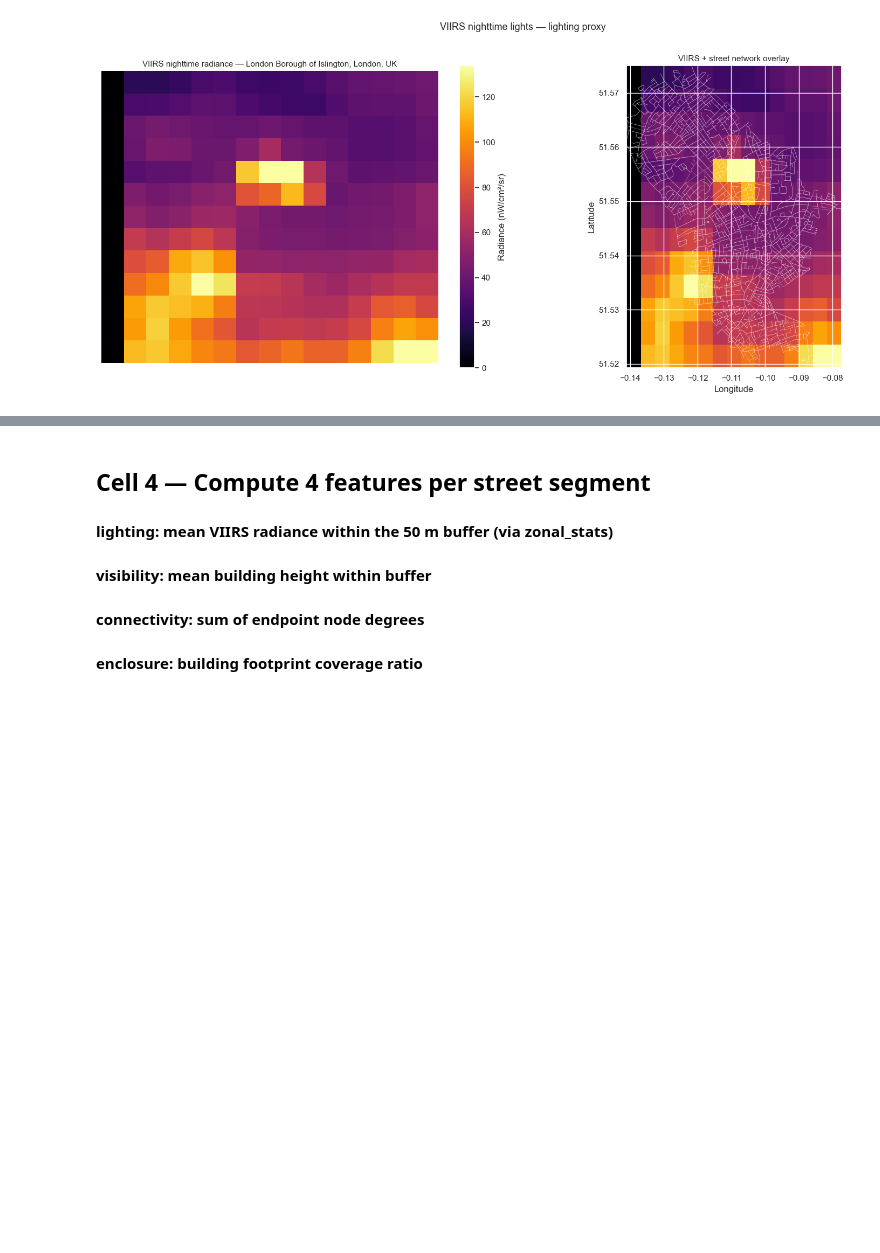
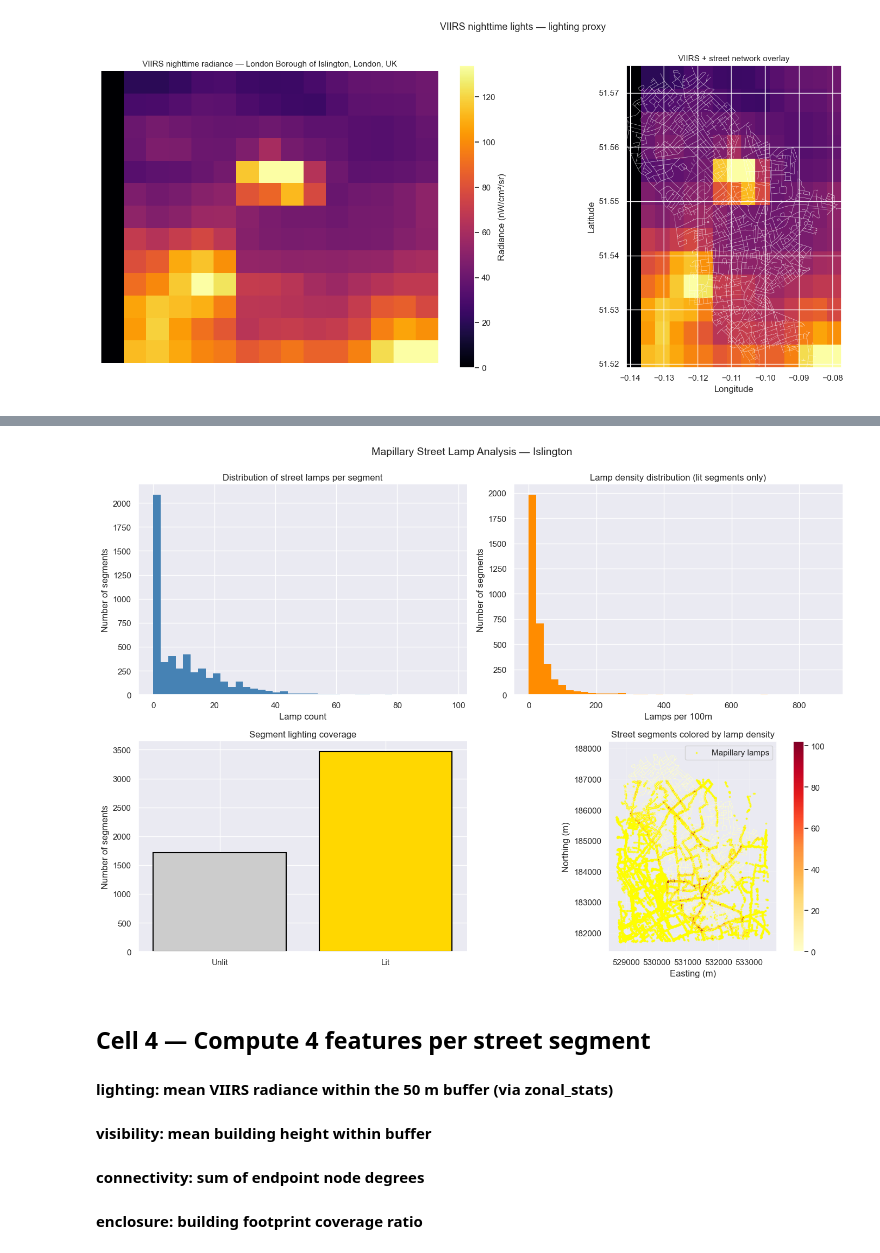
Before and after one commit to lakzhmy/DataEncoding_G02_Urban-Safety, a Jupyter notebook: 02_London_ClassificationML.ipynb, the cells around one changed output, grey strips where cells are left out. Cells and saved outputs as stored; diff of their text form; code cells hidden in the pictures; blank space fills up the shorter version.

```diff
--- a/London_ClassificationML.ipynb
+++ b/02_London_ClassificationML.ipynb
@@ -235,0 +228,15 @@ Median radiance      : 46.691
+# %%
+# Load Mapillary street lamps CSV
+MAPILLARY_CSV = r'C:\Users\maria\Documents\GitHub\DataEncoding_G02_Urban-Safety\mapillary_streetlights_islington.csv'
+lamps_mapillary = pd.read_csv(MAPILLARY_CSV)
+print(f'Mapillary lamps loaded: {len(lamps_mapillary):,} street lights')
+
+# Convert to GeoDataFrame (WGS84 → metric CRS)
+lamps_geo = gpd.GeoDataFrame(
+    lamps_mapillary,
+    geometry=gpd.points_from_xy(lamps_mapillary['longitude'], lamps_mapillary['latitude']),
+    crs='EPSG:4326'
+).to_crs(CRS_METRIC).copy()
+
+print(f'Reprojected to {CRS_METRIC}')
+print(f'  Bounds: ({lamps_geo.geometry.x.min():.0f}, {lamps_geo.geometry.y.min():.0f}) to ({lamps_geo.geometry.x.max():.0f}, {lamps_geo.geometry.y.max():.0f})')
@@ -236,3 +281,48 @@ Median radiance      : 46.691
+# %%
+# Visualize Mapillary lamp distribution
+fig, axes = plt.subplots(2, 2, figsize=(14, 10))
+
+# Distribution of lamp count
+axes[0, 0].hist(segment_lamp_count, bins=40, color='steelblue', edgecolor='none')
+axes[0, 0].set_title('Distribution of street lamps per segment', fontsize=12)
+axes[0, 0].set_xlabel('Lamp count')
+axes[0, 0].set_ylabel('Number of segments')
+axes[0, 0].spines[['top', 'right']].set_visible(False)
+
+# Distribution of lamp density (log scale)
+lamp_density_nonzero = [x for x in segment_lamp_density if x > 0]
+axes[0, 1].hist(lamp_density_nonzero, bins=40, color='darkorange', edgecolor='none')
+axes[0, 1].set_title('Lamp density distribution (lit segments only)', fontsize=12)
+axes[0, 1].set_xlabel('Lamps per 100m')
+axes[0, 1].set_ylabel('Number of segments')
+axes[0, 1].spines[['top', 'right']].set_visible(False)
+
+# Bar chart: lit vs unlit
+lit_count = (np.array(segment_lamp_count) > 0).sum()
+unlit_count = len(segment_lamp_count) - lit_count
+axes[1, 0].bar(['Unlit', 'Lit'], [unlit_count, lit_count], color=['#ccc', '#FFD700'], edgecolor='black', linewidth=1.5)
+axes[1, 0].set_title('Segment lighting coverage', fontsize=12)
+axes[1, 0].set_ylabel('Number of segments')
+axes[1, 0].spines[['top', 'right']].set_visible(False)
+
+# Map: segments colored by lamp density
+edges_plot = edges.copy()
+edges_plot['lamp_density_capped'] = np.minimum(edges_plot['mapillary_lamp_density'], np.percentile(segment_lamp_density, 95))
+
+ax = axes[1, 1]
+edges_plot.plot(ax=ax, column='lamp_density_capped', cmap='YlOrRd', legend=True, linewidth=0.5, alpha=0.8)
+lamps_geo.plot(ax=ax, color='yellow', markersize=3, alpha=0.6, label='Mapillary lamps')
+ax.set_title('Street segments colored by lamp density', fontsize=12)
+ax.set_xlabel('Easting (m)')
+ax.set_ylabel('Northing (m)')
+ax.legend(loc='upper right')
+ax.grid(True, alpha=0.2)
+
+plt.suptitle('Mapillary Street Lamp Analysis — Islington', fontsize=14, y=0.995)
+plt.tight_layout()
+plt.show()
+# %% [output]
+[figure, added]
 # %% [markdown]
 ## Cell 4 — Compute 4 features per street segment
 #### lighting: mean VIIRS radiance within the 50 m buffer (via zonal_stats)
```
Also changed, not shown: parts of 17 cells of this notebook, 3 other files.
